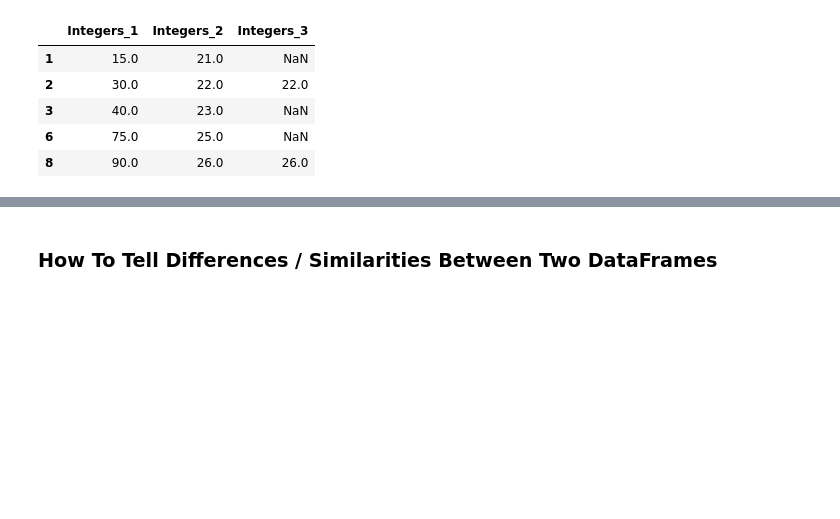
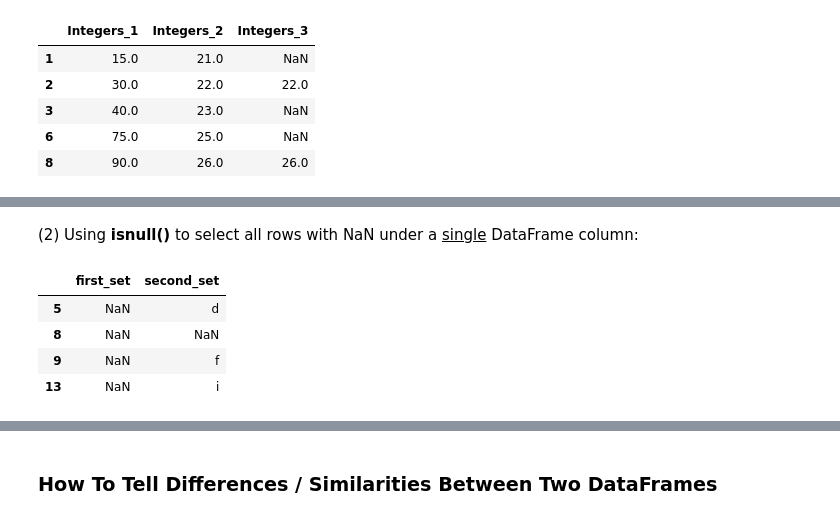
Before and after one commit to jalwalb2765/python_resources, a Jupyter notebook: 4_pandas.ipynb, the cells around one changed output, grey strips where cells are left out. Saved outputs shown, nothing was run; the diff lists cells and outputs as text; code cells hidden in the pictures; blank space fills up the shorter version.

```diff
--- a/4_pandas.ipynb
+++ b/4_pandas.ipynb
@@ -925,0 +945,10 @@ Drop Row with Nan Values in Specific Columns
+# %% [markdown]
+(2) Using **isnull()** to select all rows with NaN under a <span style="text-decoration: underline">single</span> DataFrame column:
+# %%
+df[df['first_set'].isnull()]
+# %% [output]
+|  | first_set | second_set |
+| 5 | NaN | d |
+| 8 | NaN | NaN |
+| 9 | NaN | f |
+| 13 | NaN | i |
```
Also changed, not shown: parts of 8 cells of this notebook, 1 other file.
